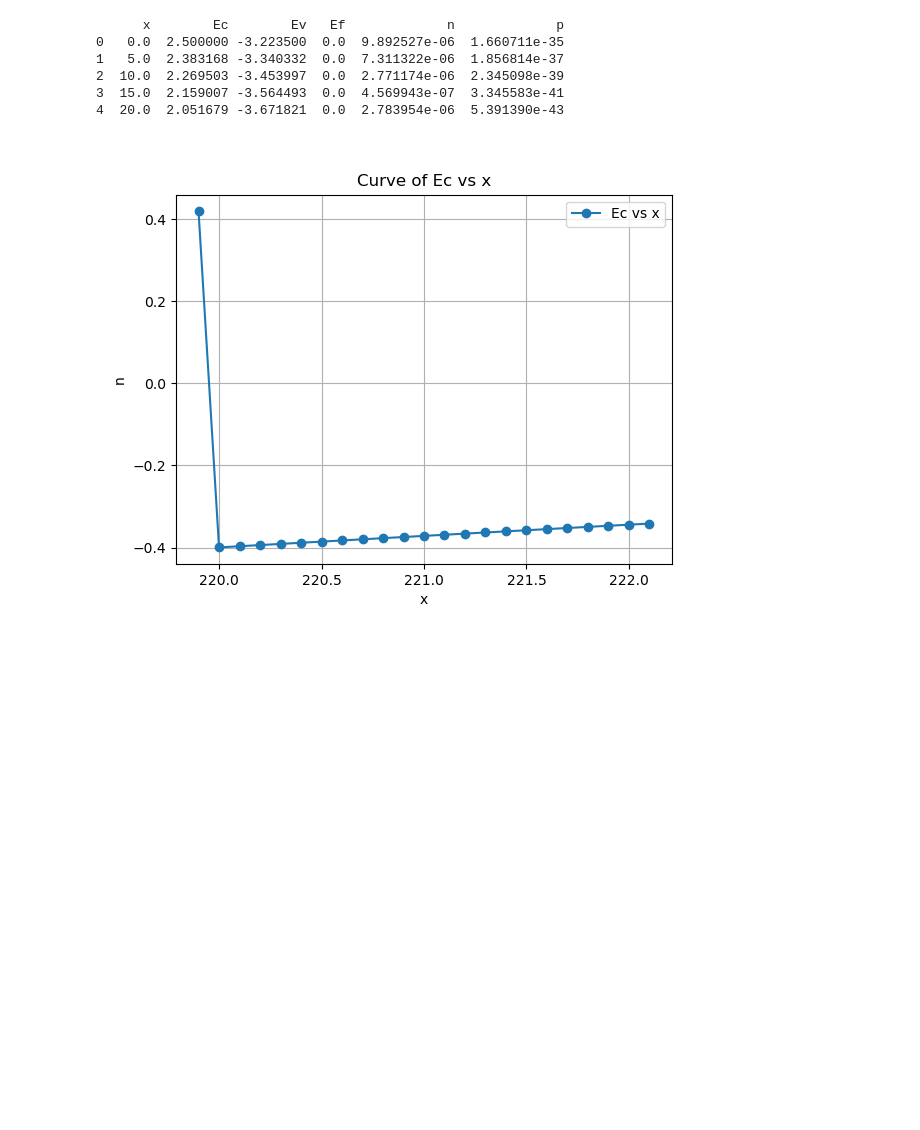
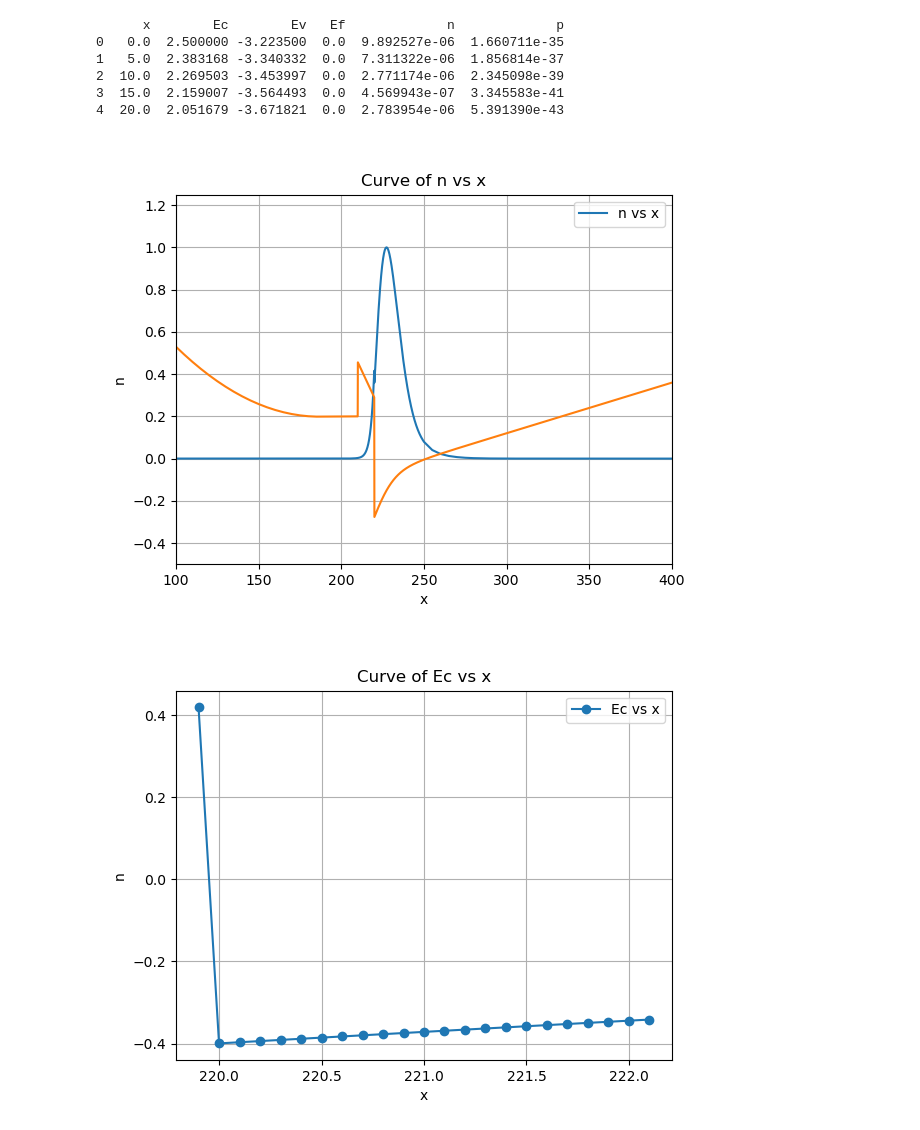
Before and after one commit to mayanddangi/Mobility_Fittings_AlGaN, a Jupyter notebook: Mobility Anaylsis/band_sim_result/penetration_probability.ipynb, the cells around one changed output. Saved outputs shown, nothing was run; the diff lists cells and outputs as text; code cells hidden in the pictures; blank space fills up the shorter version.

```diff
--- a/Mobility Anaylsis/band_sim_result/penetration_probability.ipynb
+++ b/Mobility Anaylsis/band_sim_result/penetration_probability.ipynb
@@ -21,6 +21,20 @@ print(data1.head())
 x1 = data1['x'].values
 n1 = data1['n'].values
 Ec1 = data1['Ec'].values
+# %%
+plt.close()
+plt.plot(x1, n1/np.max(n1), label='n vs x')
+plt.plot(x1, Ec1/np.max(Ec1)*4)
+plt.xlabel('x')
+plt.ylabel('n')
+plt.title('Curve of n vs x')
+plt.legend()
+plt.xlim(100, 400)
+plt.ylim(-0.5, 1.25)
+plt.grid(True)
+plt.show()
+# %% [output]
+[figure, added]
 # %%
 # Plot the curve for visualization
 plt.close()
```
Also changed, not shown: parts of 9 cells of this notebook, 14 other files.
